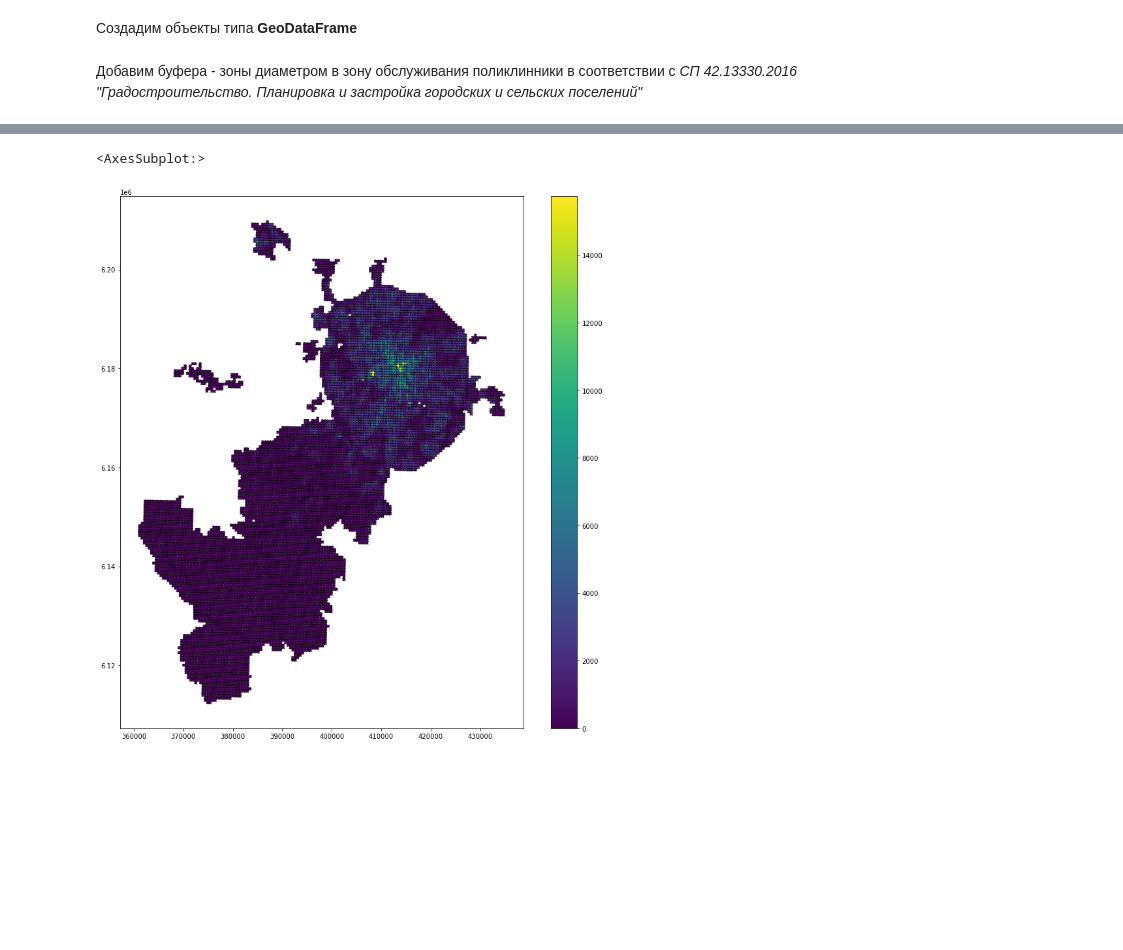
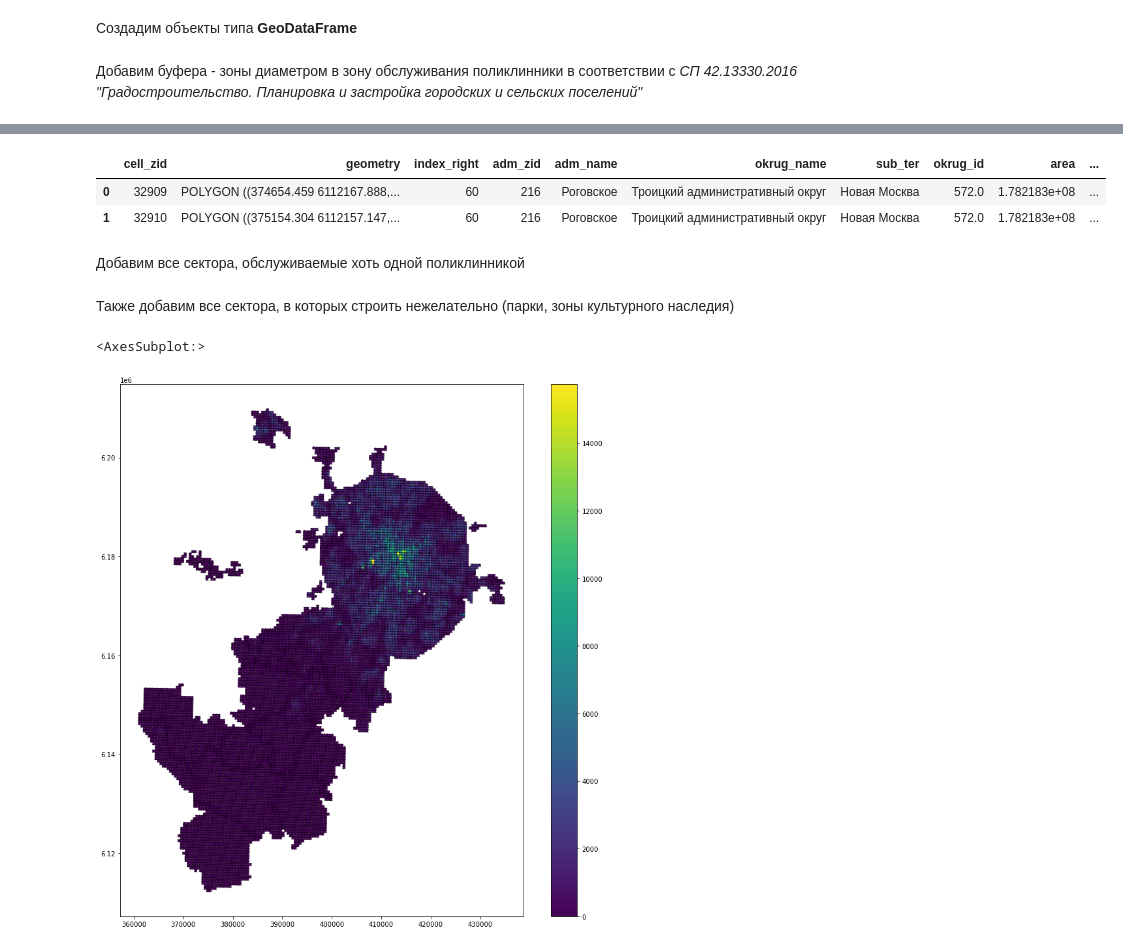
Before and after one commit to Femt0S/leaders2021, a Jupyter notebook: case_6.ipynb, the cells around one changed output, grey strips where cells are left out. Drawn from its saved outputs; the diff is of its cells as text; code cells hidden in the pictures; blank space fills up the shorter version.

```diff
--- a/case_6.ipynb
+++ b/case_6.ipynb
@@ -243,0 +243,6 @@ plt.show()
+# %%
+gdf_cloc.head(2)
+# %% [output]
+|  | cell_zid | geometry | index_right | adm_zid | adm_name | okrug_name | sub_ter | okrug_id | area | ... |
+| 0 | 32909 | POLYGON ((374654.459 6112167.888,... | 60 | 216 | Роговское | Троицкий административный округ | Новая Москва | 572.0 | 1.782183e+08 | ... |
+| 1 | 32910 | POLYGON ((375154.304 6112157.147,... | 60 | 216 | Роговское | Троицкий административный округ | Новая Москва | 572.0 | 1.782183e+08 | ... |
@@ -243,0 +257,2 @@ plt.show()
+# %% [markdown]
+Добавим все сектора, обслуживаемые хоть одной поликлинникой
@@ -243,0 +266,2 @@ plt.show()
+# %% [markdown]
+Также добавим все сектора, в которых строить нежелательно (парки, зоны культурного наследия)
```
Also changed, not shown: parts of 25 cells of this notebook.
